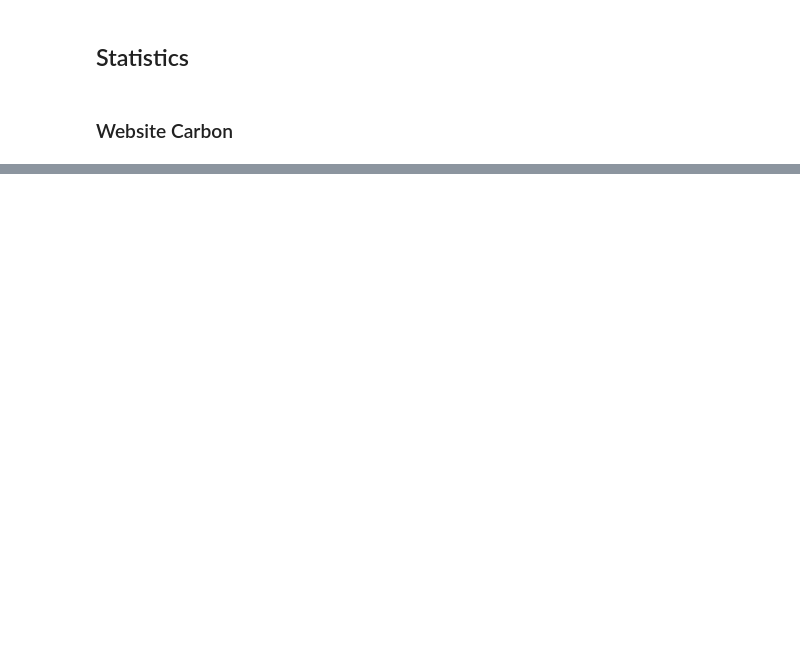
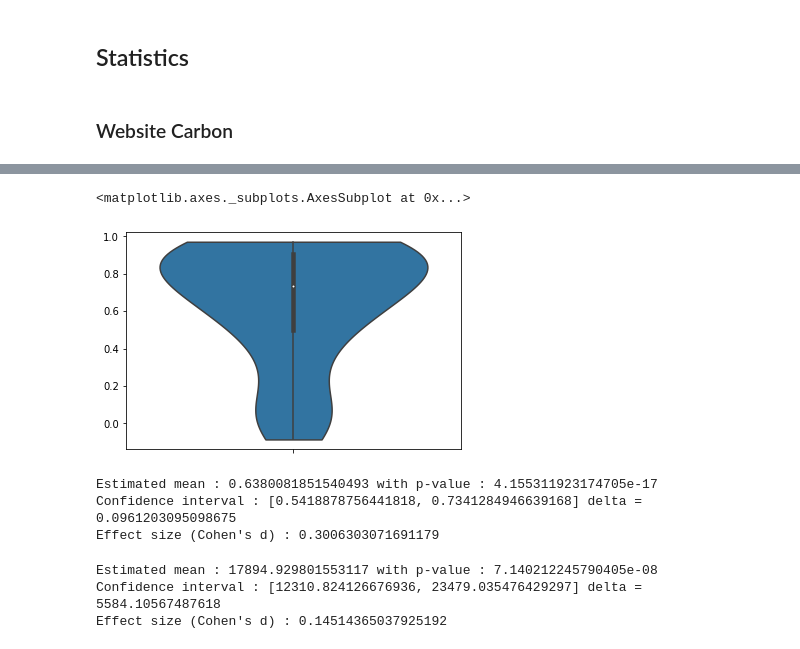
Before and after one commit to gwendal-jouneaux/AdaptableHTML-EnergyConsumption, a Jupyter notebook: WebsiteCarbon.ipynb, the cells around one changed output, grey strips where cells are left out. Drawn from its saved outputs; the diff is of its cells as text; code cells hidden in the pictures; blank space fills up the shorter version.

```diff
--- a/WebsiteCarbon.ipynb
+++ b/WebsiteCarbon.ipynb
@@ -222,3 +236,30 @@ max    108911.261050
+# %%
+sns.violinplot(y=ratios, cut=0)
+# %% [output]
+<matplotlib.axes._subplots.AxesSubplot at 0x...>
+[figure, added]
+# %%
+t, p = stats.ttest_1samp(a=ratios, popmean=0)
+mean = np.mean(ratios)
+lo, hi = stats.t.interval(0.95, df=(len(ratios) - 1), loc=mean, scale=stats.sem(ratios))
+print("Estimated mean : " + str(mean) + " with p-value : " + str(p))
+print("Confidence interval : [" + str(lo) + ", " + str(hi) + "] delta = " + str(mean - lo))
+print("Effect size (Cohen's d) : " + str(cohend_1sample(ratios, 0)))
+# %% [output]
+Estimated mean : 0.6380081851540493 with p-value : 4.155311923174705e-17
+Confidence interval : [0.5418878756441818, 0.7341284946639168] delta = 0.0961203095098675
+Effect size (Cohen's d) : 0.3006303071691179
+# %%
+t, p = stats.ttest_1samp(a=diffs, popmean=0)
+mean = np.mean(diffs)
+lo, hi = stats.t.interval(0.95, df=(len(diffs) - 1), loc=mean, scale=stats.sem(diffs))
+print("Estimated mean : " + str(mean) + " with p-value : " + str(p))
+print("Confidence interval : [" + str(lo) + ", " + str(hi) + "] delta = " + str(mean - lo))
+print("Effect size (Cohen's d) : " + str(cohend_1sample(diffs, 0)))
+# %% [output]
+Estimated mean : 17894.929801553117 with p-value : 7.140212245790405e-08
+Confidence interval : [12310.824126676936, 23479.035476429297] delta = 5584.10567487618
+Effect size (Cohen's d) : 0.14514365037925192
 # %%
 control= []
 test = []
```
Also changed, not shown: parts of 16 cells of this notebook, 9 other files.
